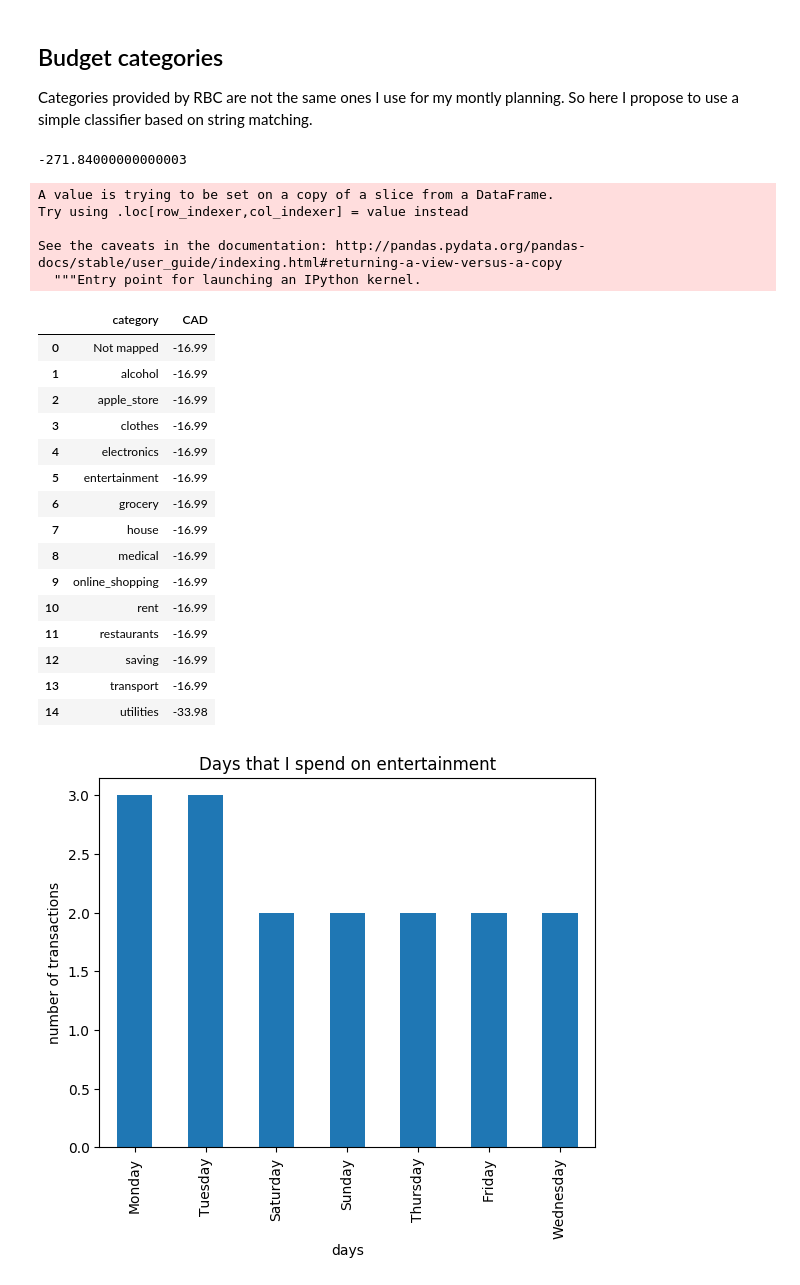
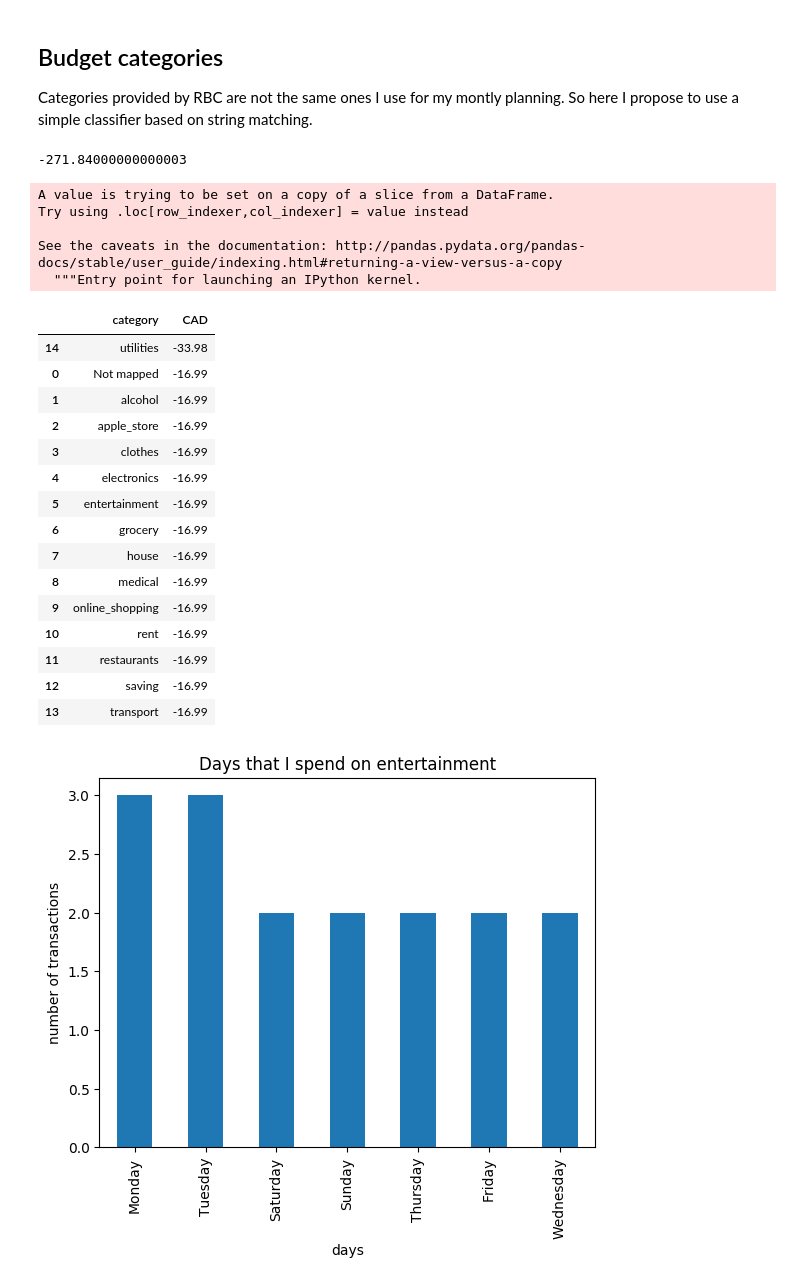
Before and after one commit to Bobrinik/personal-finance, a Jupyter notebook: Finances.ipynb, the cells around one changed output. Drawn from its saved outputs; the diff is of its cells as text; code cells hidden in the pictures.

```diff
--- a/Finances.ipynb
+++ b/Finances.ipynb
@@ -198,17 +198,18 @@ assert get_category('codecademy') == 'education'
 # %%
 monthly_transactions['category'] = monthly_transactions.location.apply(lambda row: get_category(row))
 category_table = monthly_transactions.groupby('category').CAD.sum().reset_index()
 print(category_table.CAD.sum())
 # spendings_per_location
-category_table
+category_table.sort_values('CAD')
 # %% [output]
 -271.84000000000003
 A value is trying to be set on a copy of a slice from a DataFrame.
 Try using .loc[row_indexer,col_indexer] = value instead
 
 See the caveats in the documentation: http://pandas.pydata.org/pandas-docs/stable/user_guide/indexing.html#returning-a-view-versus-a-copy
   """Entry point for launching an IPython kernel.
 |  | category | CAD |
+| 14 | utilities | -33.98 |
 | 0 | Not mapped | -16.99 |
 | 1 | alcohol | -16.99 |
 | 2 | apple_store | -16.99 |
@@ -223,7 +224,6 @@ See the caveats in the documentation: http://pandas.pydata.org/pandas-docs/stabl
 | 11 | restaurants | -16.99 |
 | 12 | saving | -16.99 |
 | 13 | transport | -16.99 |
-| 14 | utilities | -33.98 |
 # %%
 # What are the days that I spent on entertainment
 import matplotlib.pyplot as plt
```
